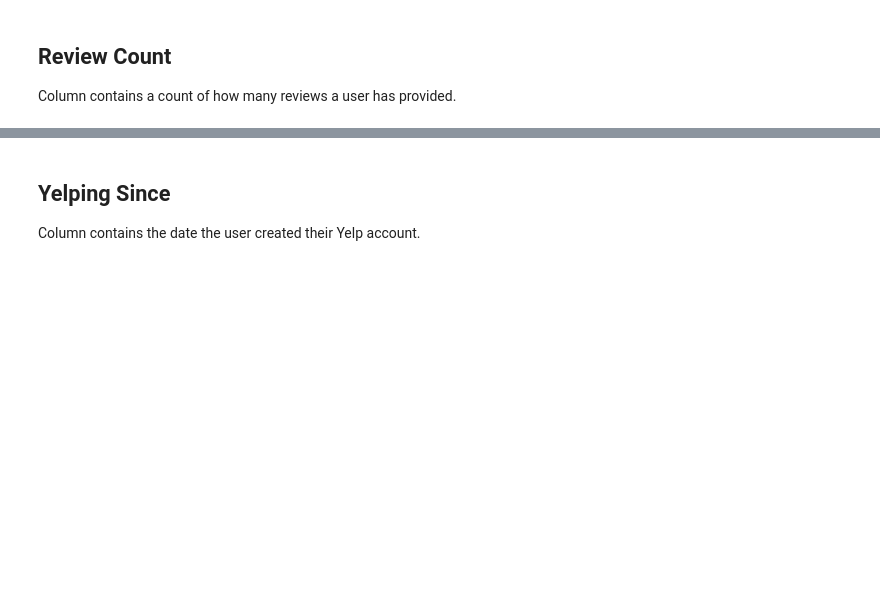
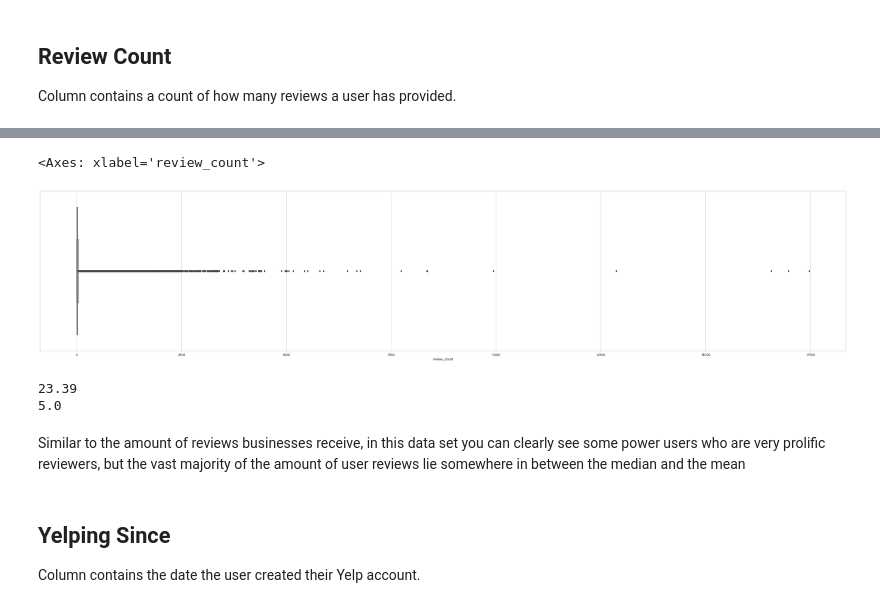
Before and after one commit to drojas-25/BrainStation-Capstone, a Jupyter notebook: Notebooks/EDA.ipynb, the cells around one changed output, grey strips where cells are left out. Cells and saved outputs as stored; diff of their text form; code cells hidden in the pictures; blank space fills up the shorter version.

```diff
--- a/Notebooks/EDA.ipynb
+++ b/Notebooks/EDA.ipynb
@@ -474,3 +521,21 @@ Column contains a count of how many reviews a user has provided.
+# %%
+# Create a figure with a specific size
+plt.figure(figsize=(50, 10))
+# use to set style of background of plot
+sns.set(style="whitegrid")
+
+sns.boxplot(x =df_u['review_count'])
+# %% [output]
+<Axes: xlabel='review_count'>
+[figure, added]
+# %%
+print(mean)
+print(median)
+# %% [output]
+23.39
+5.0
+# %% [markdown]
+Similar to the amount of reviews businesses receive, in this data set you can clearly see some power users who are very prolific reviewers, but the vast majority of the amount of user reviews lie somewhere in between the median and the mean
 # %% [markdown]
 ## Yelping Since
 Column contains the date the user created their Yelp account.
```
Also changed, not shown: parts of 107 cells of this notebook, 2 other files.
